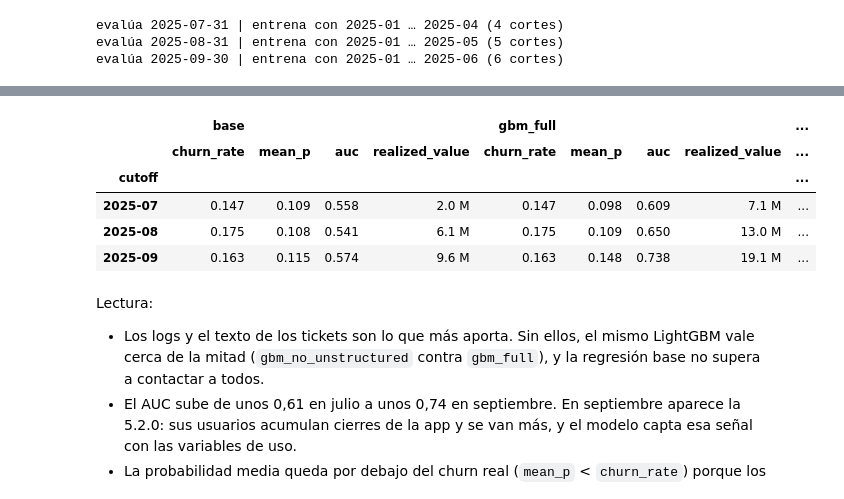
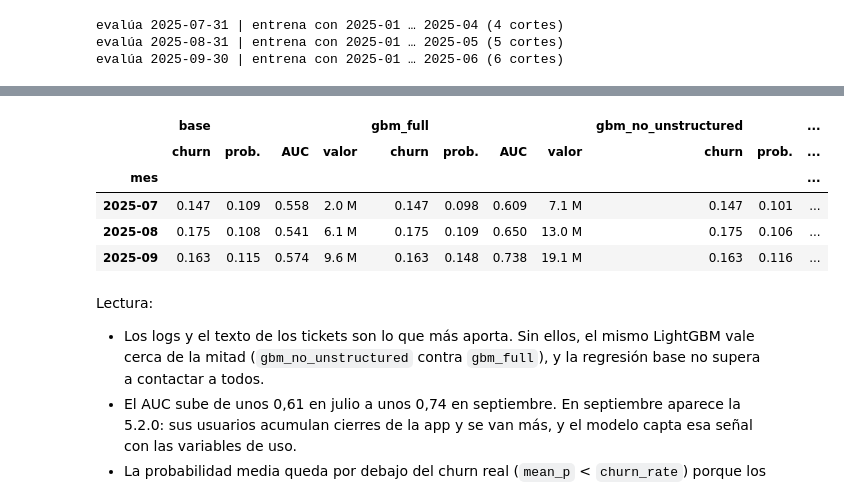
Before and after one commit to unfresh25/conecta-churn, a Jupyter notebook: solucion.ipynb, the cells around one changed output, grey strips where cells are left out. Cells and saved outputs as stored; diff of their text form; code cells hidden in the pictures.

```diff
--- a/solucion.ipynb
+++ b/solucion.ipynb
@@ -429,15 +428,15 @@ board.style.format({"AUC-PR": "{:.3f}", "AUC": "{:.3f}", "Brier": "{:.3f}", "con
 # %%
 detail = pd.concat({n: r["per_fold"].set_index("cutoff")[["churn_rate", "mean_p", "auc", "realized_value"]]
-                    for n, r in results.items()}, axis=1)
+                    .set_axis(["churn", "prob.", "AUC", "valor"], axis=1) for n, r in results.items()}, axis=1)
 detail.index = detail.index.strftime("%Y-%m")
-detail.style.format({c: (lambda v: f"{v / 1e6:,.1f} M") if c[1] == "realized_value" else "{:.3f}" for c in detail.columns})
+detail.rename_axis("mes").style.format({c: (lambda v: f"{v / 1e6:,.1f} M") if c[1] == "valor" else "{:.3f}" for c in detail.columns})
 # %% [output]
-|  | base |  |  |  | gbm_full |  |  |  | ... |
-|  | churn_rate | mean_p | auc | realized_value | churn_rate | mean_p | auc | realized_value | ... |
-| cutoff |  |  |  |  |  |  |  |  | ... |
-| 2025-07 | 0.147 | 0.109 | 0.558 | 2.0 M | 0.147 | 0.098 | 0.609 | 7.1 M | ... |
-| 2025-08 | 0.175 | 0.108 | 0.541 | 6.1 M | 0.175 | 0.109 | 0.650 | 13.0 M | ... |
-| 2025-09 | 0.163 | 0.115 | 0.574 | 9.6 M | 0.163 | 0.148 | 0.738 | 19.1 M | ... |
+|  | base |  |  |  | gbm_full |  |  |  | gbm_no_unstructured |  | ... |
+|  | churn | prob. | AUC | valor | churn | prob. | AUC | valor | churn | prob. | ... |
+| mes |  |  |  |  |  |  |  |  |  |  | ... |
+| 2025-07 | 0.147 | 0.109 | 0.558 | 2.0 M | 0.147 | 0.098 | 0.609 | 7.1 M | 0.147 | 0.101 | ... |
+| 2025-08 | 0.175 | 0.108 | 0.541 | 6.1 M | 0.175 | 0.109 | 0.650 | 13.0 M | 0.175 | 0.106 | ... |
+| 2025-09 | 0.163 | 0.115 | 0.574 | 9.6 M | 0.163 | 0.148 | 0.738 | 19.1 M | 0.163 | 0.116 | ... |
 # %% [markdown]
 Lectura:
 - Los logs y el texto de los tickets son lo que más aporta. Sin ellos, el mismo LightGBM vale cerca de la mitad
```
Also changed, not shown: parts of 24 cells of this notebook.
